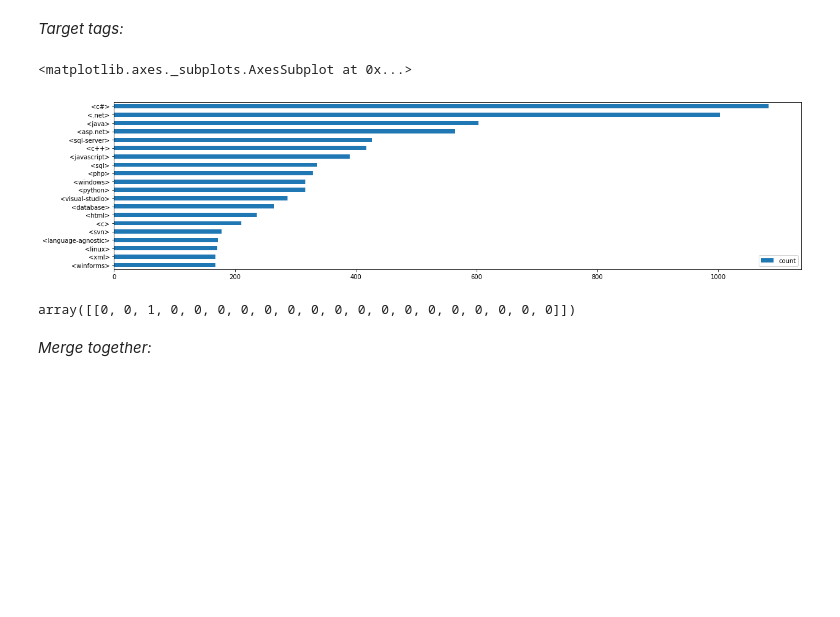
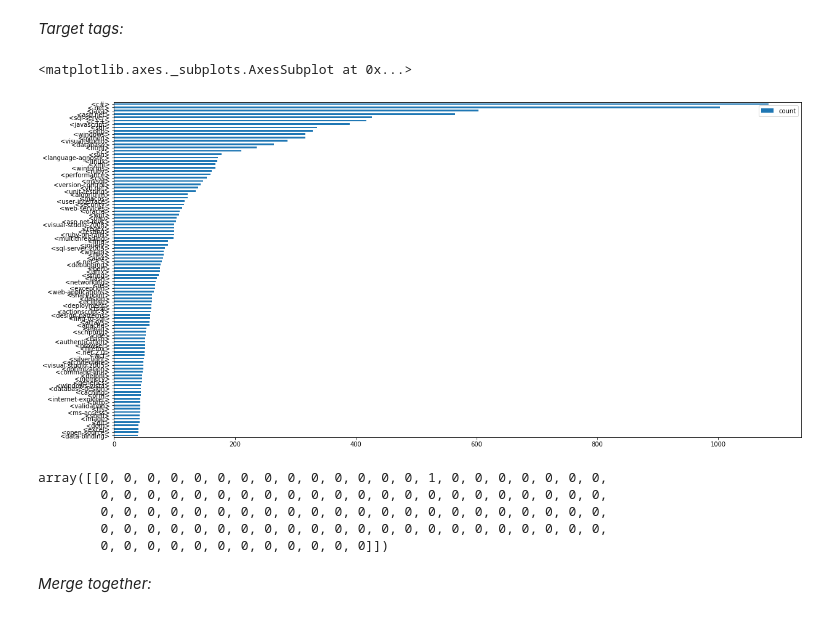
Before and after one commit to 0-tree/OCDataSciencePath, a Jupyter notebook: Project6/Work/dev_dataDownloadAndCleaning.ipynb, the cells around one changed output. Saved outputs shown, nothing was run; the diff lists cells and outputs as text; code cells hidden in the pictures; blank space fills up the shorter version.

```diff
--- a/Project6/Work/dev_dataDownloadAndCleaning.ipynb
+++ b/Project6/Work/dev_dataDownloadAndCleaning.ipynb
@@ -181,34 +198,38 @@ array([[ 0.,  0.,  0.,  0.,  0.]])
 # %%
 # analysis of the tags (NB: here we only 'multiplly'-one-hot encode: there is no need to compute TF-IDF!)
 
 # count occurences
-V_tag = 20 # NB (after viewing the plots): a looot of tags appear only once
+V_tag = 100 # 20 # NB (after viewing the plots): a looot of tags appear only once
 count_tag = CountVectorizer(analyzer = "word",   # entities to be counted
                             preprocessor = None, # because we did it ourselves
                             lowercase = False,   # because we did it ourselves
                             stop_words = None,   # because we did it ourselves
                             tokenizer = None,    # because we did it ourselves
                             token_pattern = '<[^[<>]*>', # otherwise, treats tags as words
                             max_features = V_tag)
 
 count_tag.fit(df_train['Tags_clean'])
 vocab_tag = count_tag.vocabulary_
 
 # transform
 tag_train = count_tag.transform(df_train['Tags_clean'])
 tag_test = count_tag.transform(df_test['Tags_clean'])
 
 # plot number of questions per tag
 tagCount = pd.DataFrame(index=['count'])
 for t,i in vocab_tag.items():
     tagCount[t] = tag_train[:,i].sum()
 tagCount = tagCount.transpose()
 tagCount = tagCount.sort_values(by='count',ascending=True)
-tagCount.plot(kind='barh',figsize=(20,5))
+tagCount.plot(kind='barh',figsize=(20,10))
 # %% [output]
 <matplotlib.axes._subplots.AxesSubplot at 0x...>
-[figure, old version]
+[figure, new version]
 # %%
 tag_train[0,:].toarray()
 # %% [output]
-array([[0, 0, 1, 0, 0, 0, 0, 0, 0, 0, 0, 0, 0, 0, 0, 0, 0, 0, 0, 0]])
+array([[0, 0, 0, 0, 0, 0, 0, 0, 0, 0, 0, 0, 0, 0, 1, 0, 0, 0, 0, 0, 0, 0,
+        0, 0, 0, 0, 0, 0, 0, 0, 0, 0, 0, 0, 0, 0, 0, 0, 0, 0, 0, 0, 0, 0,
+        0, 0, 0, 0, 0, 0, 0, 0, 0, 0, 0, 0, 0, 0, 0, 0, 0, 0, 0, 0, 0, 0,
+        0, 0, 0, 0, 0, 0, 0, 0, 0, 0, 0, 0, 0, 0, 0, 0, 0, 0, 0, 0, 0, 0,
+        0, 0, 0, 0, 0, 0, 0, 0, 0, 0, 0, 0]])
```
Also changed, not shown: parts of 8 cells of this notebook, 1 other file.
